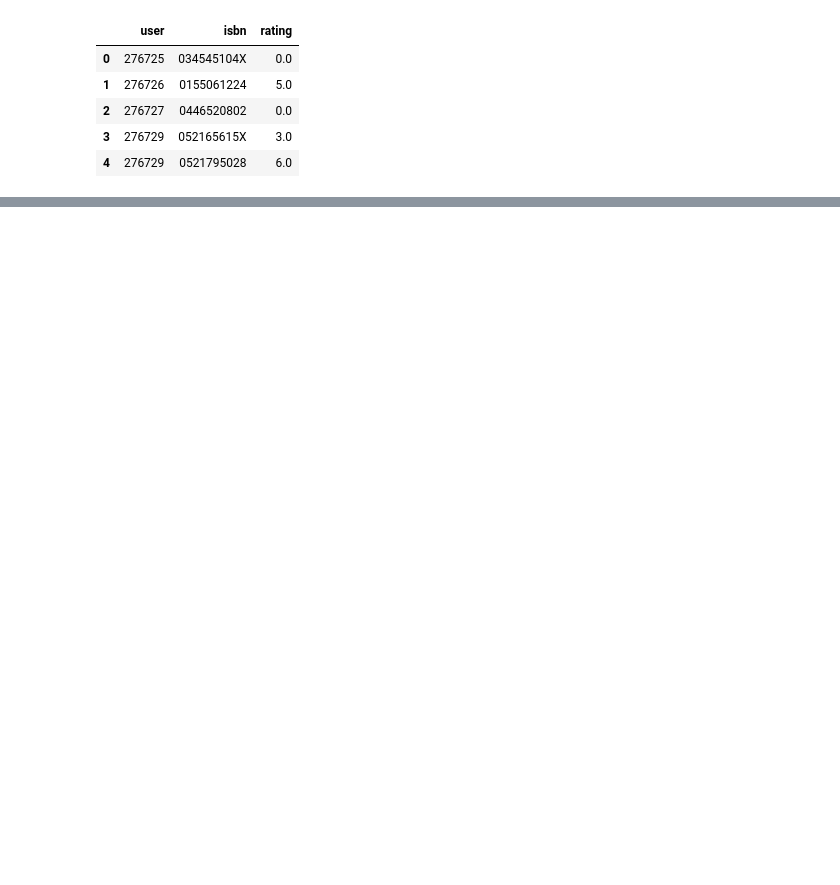
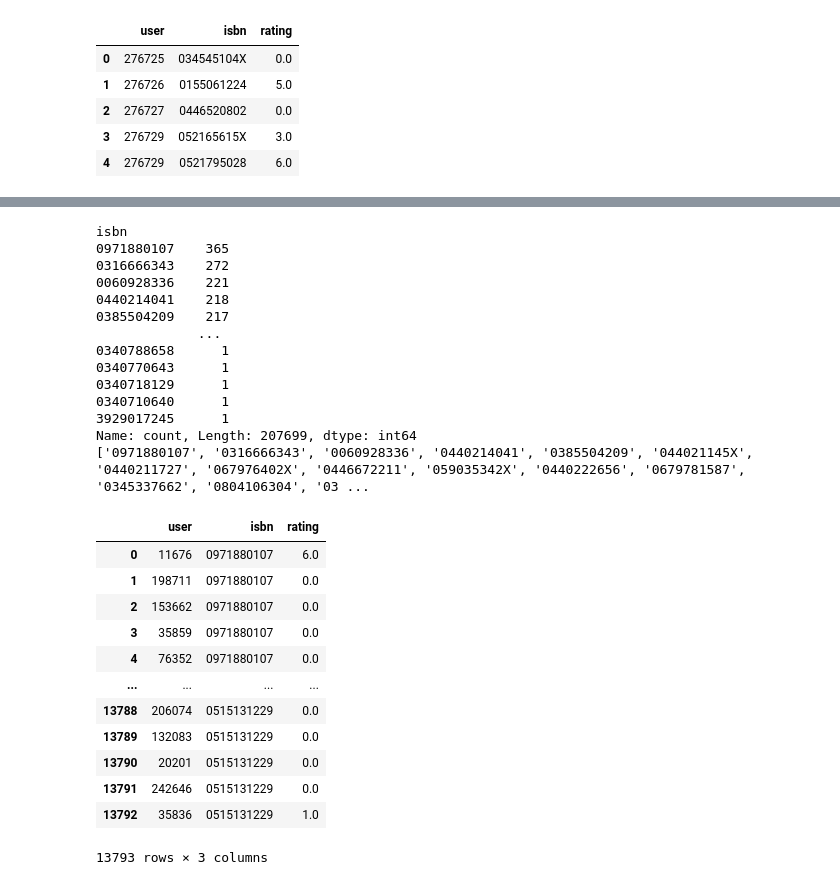
Before and after one commit to RushiKP14/Tensorflow, a Jupyter notebook: fcc_book_recommendation_knn.ipynb, the cells around one changed output, grey strips where cells are left out. Drawn from its saved outputs; the diff is of its cells as text; code cells hidden in the pictures; blank space fills up the shorter version.

```diff
--- a/fcc_book_recommendation_knn.ipynb
+++ b/fcc_book_recommendation_knn.ipynb
@@ -105,3 +143,49 @@ len(idx_drop)
+# %%
+list_isbn = df_ratings_new.isbn.value_counts()
+print(list_isbn)
+keep_isbn=[]
+for i in list_isbn.index:
+  if list_isbn.get(i)>=100:
+    keep_isbn.append(i)
+print(keep_isbn)
+flag=1
+for isbn in keep_isbn:
+  mask = df_ratings_new['isbn'] == isbn
+  if flag==1:
+    df_ratings_final = df_ratings_new.loc[mask]
+    flag=0
+  else:
+    df_ratings_final = pd.concat([df_ratings_final, df_ratings_new.loc[mask]], ignore_index=True)
+print(df_ratings_final)
+sum(list_isbn.get(keep_isbn))
+# %% [output]
+isbn
+0971880107    365
+0316666343    272
+0060928336    221
+0440214041    218
+0385504209    217
+             ...
+0340788658      1
+0340770643      1
+0340718129      1
+0340710640      1
+3929017245      1
+Name: count, Length: 207699, dtype: int64
+['0971880107', '0316666343', '0060928336', '0440214041', '0385504209', '044021145X', '0440211727', '067976402X', '0446672211', '059035342X', '0440222656', '0679781587', '0345337662', '0804106304', '03 ...
+|  | user | isbn | rating |
+| 0 | 11676 | 0971880107 | 6.0 |
+| 1 | 198711 | 0971880107 | 0.0 |
+| 2 | 153662 | 0971880107 | 0.0 |
+| 3 | 35859 | 0971880107 | 0.0 |
+| 4 | 76352 | 0971880107 | 0.0 |
+| ... | ... | ... | ... |
+| 13788 | 206074 | 0515131229 | 0.0 |
+| 13789 | 132083 | 0515131229 | 0.0 |
+| 13790 | 20201 | 0515131229 | 0.0 |
+| 13791 | 242646 | 0515131229 | 0.0 |
+| 13792 | 35836 | 0515131229 | 1.0 |
+13793 rows × 3 columns
 # %%
 # function to return recommended books - this will be tested
 def get_recommends(book = ""):
```
Also changed, not shown: parts of 5 cells of this notebook.
